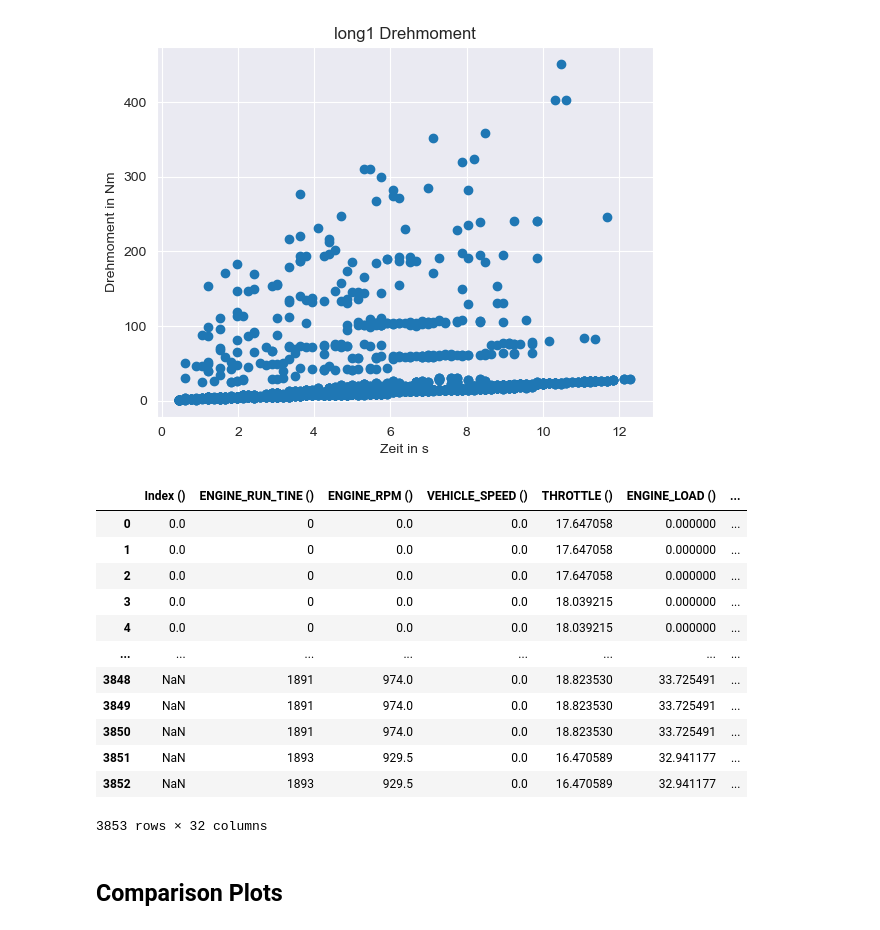
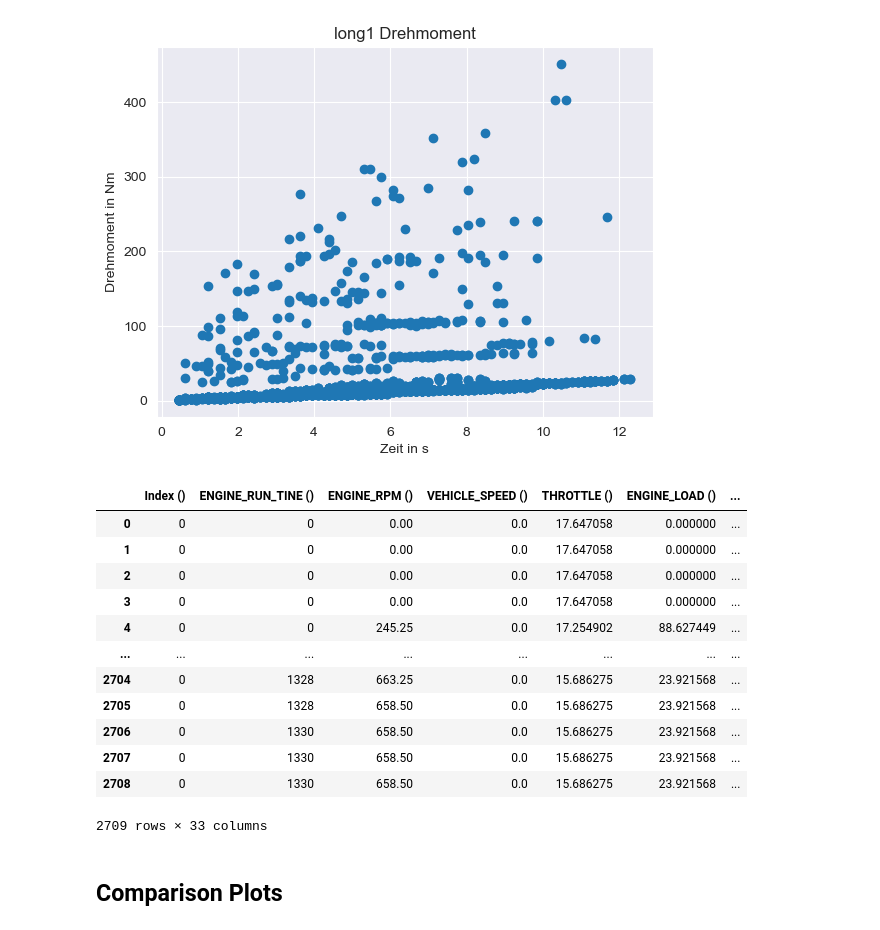
Before and after one commit to camila-duarte/verbrennungsmotoren, a Jupyter notebook: analyse/Motordrehzahl und Motordrehmoment.ipynb, the cells around one changed output. Cells and saved outputs as stored; diff of their text form; code cells hidden in the pictures.

```diff
--- a/analyse/Motordrehzahl und Motordrehmoment.ipynb
+++ b/analyse/Motordrehzahl und Motordrehmoment.ipynb
@@ -42,6 +43,7 @@ for i in range(length):
     local_length = int(data[i].shape[0])
     div = np.zeros(length)
     div = data[i]["N_RAD"]/data[i]["ENGINE_RPM ()"]
+    data[i] = data[i].assign(DIV=div)
     plt.plot(div)
     plt.title(names[i]+"div")
     plt.xlabel("Zeit in s")
@@ -172,21 +193,21 @@ for i in range(length):
 [figure]
 [figure]
 # %%
-data[2]
+data[1]
 # %% [output]
 |  | Index () | ENGINE_RUN_TINE () | ENGINE_RPM () | VEHICLE_SPEED () | THROTTLE () | ENGINE_LOAD () | ... |
-| 0 | 0.0 | 0 | 0.0 | 0.0 | 17.647058 | 0.000000 | ... |
-| 1 | 0.0 | 0 | 0.0 | 0.0 | 17.647058 | 0.000000 | ... |
-| 2 | 0.0 | 0 | 0.0 | 0.0 | 17.647058 | 0.000000 | ... |
-| 3 | 0.0 | 0 | 0.0 | 0.0 | 18.039215 | 0.000000 | ... |
-| 4 | 0.0 | 0 | 0.0 | 0.0 | 18.039215 | 0.000000 | ... |
+| 0 | 0 | 0 | 0.00 | 0.0 | 17.647058 | 0.000000 | ... |
+| 1 | 0 | 0 | 0.00 | 0.0 | 17.647058 | 0.000000 | ... |
+| 2 | 0 | 0 | 0.00 | 0.0 | 17.647058 | 0.000000 | ... |
+| 3 | 0 | 0 | 0.00 | 0.0 | 17.647058 | 0.000000 | ... |
+| 4 | 0 | 0 | 245.25 | 0.0 | 17.254902 | 88.627449 | ... |
 | ... | ... | ... | ... | ... | ... | ... | ... |
-| 3848 | NaN | 1891 | 974.0 | 0.0 | 18.823530 | 33.725491 | ... |
-| 3849 | NaN | 1891 | 974.0 | 0.0 | 18.823530 | 33.725491 | ... |
-| 3850 | NaN | 1891 | 974.0 | 0.0 | 18.823530 | 33.725491 | ... |
-| 3851 | NaN | 1893 | 929.5 | 0.0 | 16.470589 | 32.941177 | ... |
-| 3852 | NaN | 1893 | 929.5 | 0.0 | 16.470589 | 32.941177 | ... |
+| 2704 | 0 | 1328 | 663.25 | 0.0 | 15.686275 | 23.921568 | ... |
+| 2705 | 0 | 1328 | 658.50 | 0.0 | 15.686275 | 23.921568 | ... |
+| 2706 | 0 | 1330 | 658.50 | 0.0 | 15.686275 | 23.921568 | ... |
+| 2707 | 0 | 1330 | 658.50 | 0.0 | 15.686275 | 23.921568 | ... |
+| 2708 | 0 | 1330 | 658.50 | 0.0 | 15.686275 | 23.921568 | ... |
-3853 rows × 32 columns
+2709 rows × 33 columns
 # %% [markdown]
 ## Comparison Plots
 # %%
```
Also changed, not shown: parts of 3 cells of this notebook, 7 other files.
